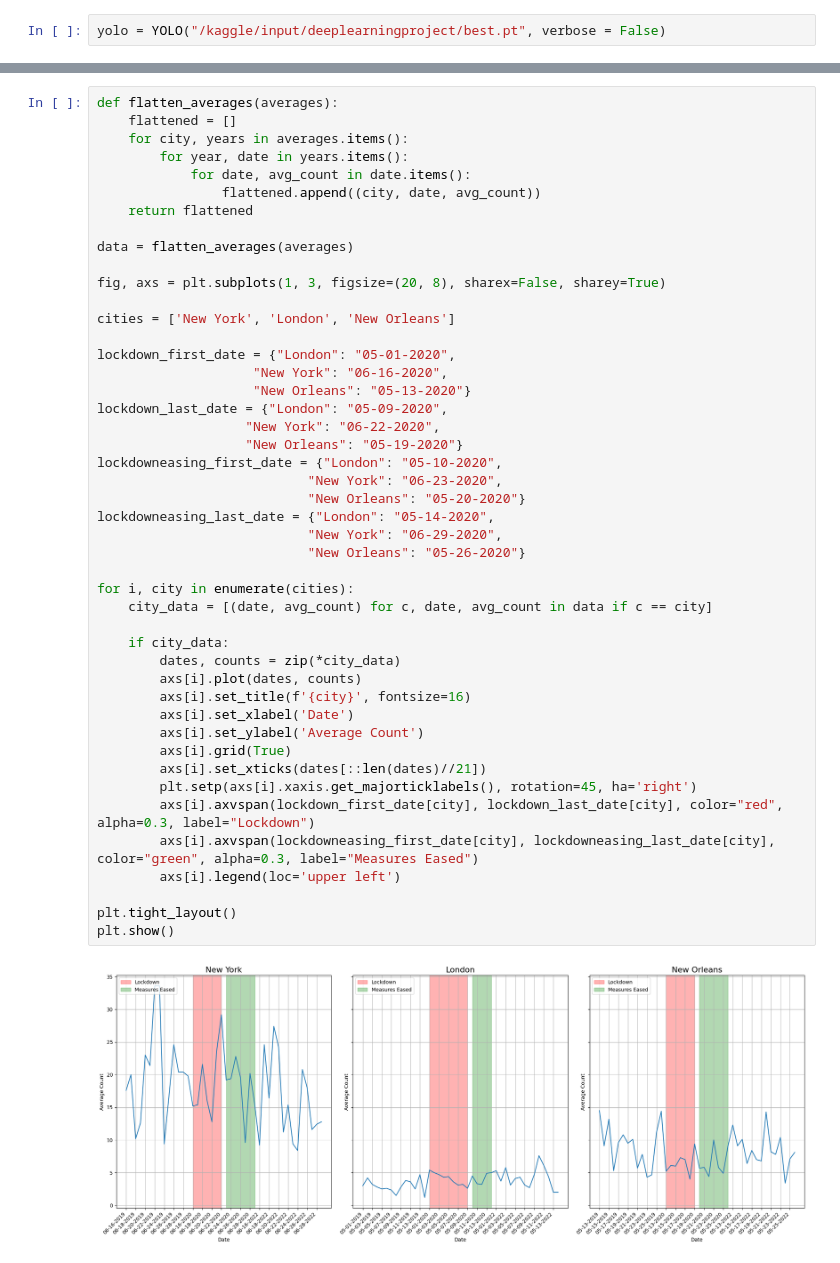
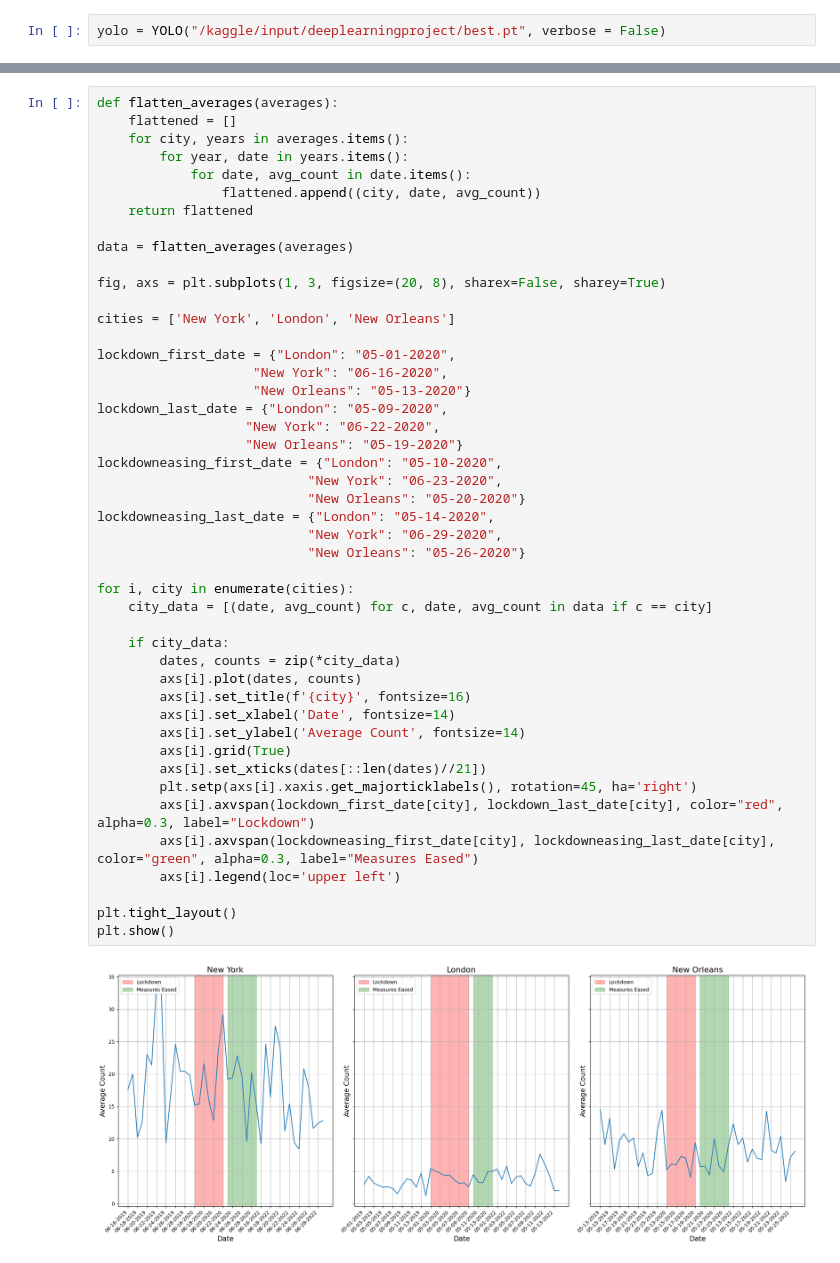
Before and after one commit to Raphaaella/CNN-to-Evaluate-Social-Distancing-Measures, a Jupyter notebook: 01_code/4_Analysis/analysis_yolo.ipynb, the cells around one changed output, grey strips where cells are left out. Cells and saved outputs as stored; diff of their text form.

```diff
--- a/01_code/4_Analysis/analysis_yolo.ipynb
+++ b/01_code/4_Analysis/analysis_yolo.ipynb
@@ -207,33 +223,33 @@ cities = ['New York', 'London', 'New Orleans']
 lockdown_first_date = {"London": "05-01-2020",
                     "New York": "06-16-2020",
                     "New Orleans": "05-13-2020"}
 lockdown_last_date = {"London": "05-09-2020",
                    "New York": "06-22-2020",
                    "New Orleans": "05-19-2020"}
 lockdowneasing_first_date = {"London": "05-10-2020",
                            "New York": "06-23-2020",
                            "New Orleans": "05-20-2020"}
 lockdowneasing_last_date = {"London": "05-14-2020",
                            "New York": "06-29-2020",
                            "New Orleans": "05-26-2020"}
 
 for i, city in enumerate(cities):
     city_data = [(date, avg_count) for c, date, avg_count in data if c == city]
 
     if city_data:
         dates, counts = zip(*city_data)
         axs[i].plot(dates, counts)
         axs[i].set_title(f'{city}', fontsize=16)
-        axs[i].set_xlabel('Date')
-        axs[i].set_ylabel('Average Count')
+        axs[i].set_xlabel('Date', fontsize=14)
+        axs[i].set_ylabel('Average Count', fontsize=14)
         axs[i].grid(True)
         axs[i].set_xticks(dates[::len(dates)//21])
         plt.setp(axs[i].xaxis.get_majorticklabels(), rotation=45, ha='right')
         axs[i].axvspan(lockdown_first_date[city], lockdown_last_date[city], color="red", alpha=0.3, label="Lockdown")
         axs[i].axvspan(lockdowneasing_first_date[city], lockdowneasing_last_date[city], color="green", alpha=0.3, label="Measures Eased")
         axs[i].legend(loc='upper left')
 
 plt.tight_layout()
 plt.show()
 # %% [output]
-[figure, old version]
+[figure, new version]
```
Also changed, not shown: parts of 11 cells of this notebook, 1 other file.
